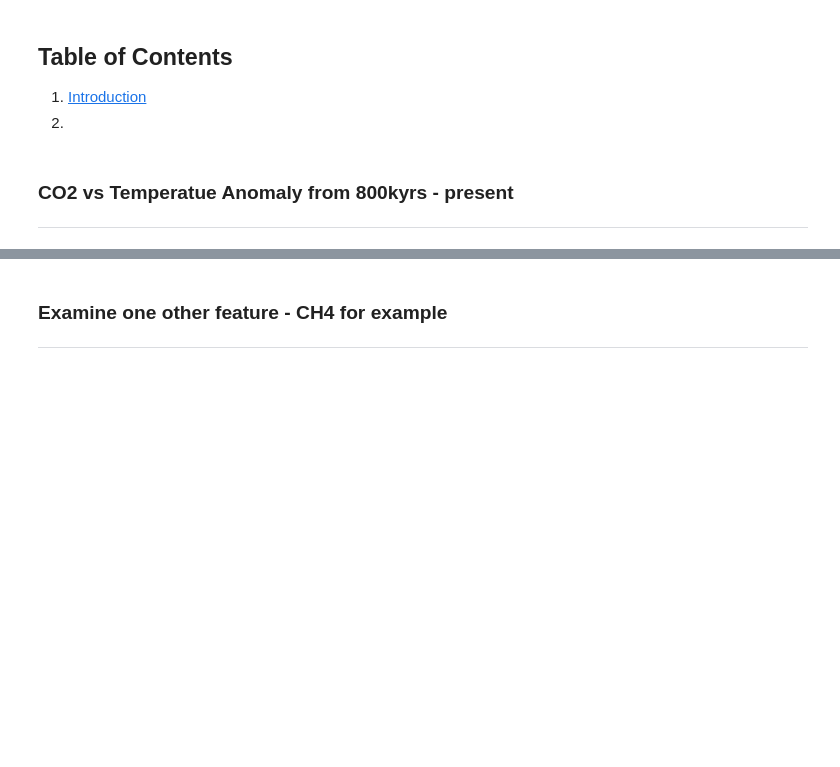
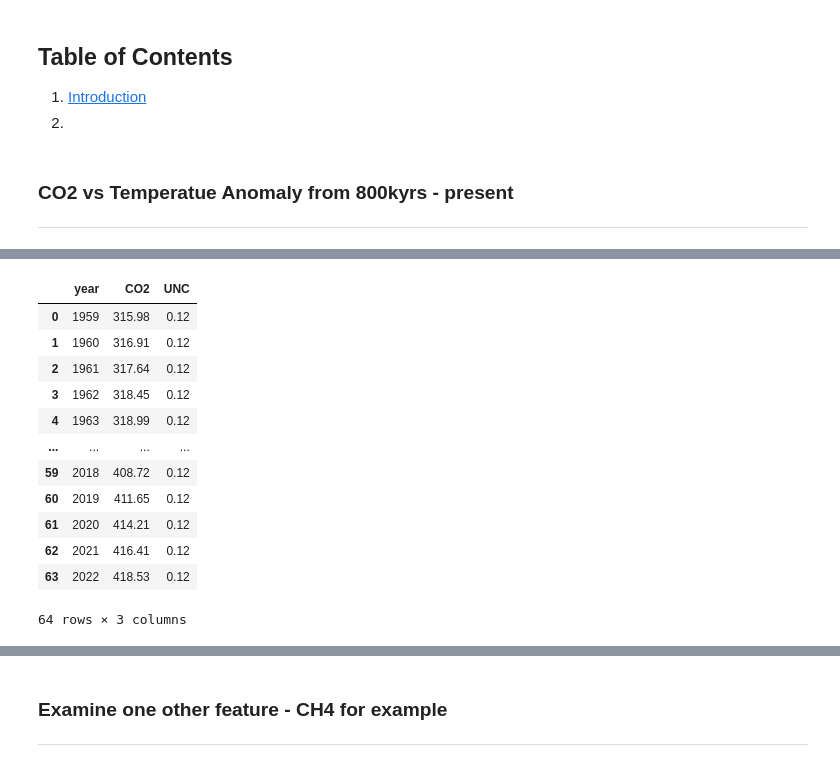
Before and after one commit to PeeBs68/prog_da_project2, a Jupyter notebook: project2.ipynb, the cells around one changed output, grey strips where cells are left out. Drawn from its saved outputs; the diff is of its cells as text; code cells hidden in the pictures; blank space fills up the shorter version.

```diff
--- a/project2.ipynb
+++ b/project2.ipynb
@@ -17,0 +44,16 @@
+# %%
+gml_df
+# %% [output]
+|  | year | CO2 | UNC |
+| 0 | 1959 | 315.98 | 0.12 |
+| 1 | 1960 | 316.91 | 0.12 |
+| 2 | 1961 | 317.64 | 0.12 |
+| 3 | 1962 | 318.45 | 0.12 |
+| 4 | 1963 | 318.99 | 0.12 |
+| ... | ... | ... | ... |
+| 59 | 2018 | 408.72 | 0.12 |
+| 60 | 2019 | 411.65 | 0.12 |
+| 61 | 2020 | 414.21 | 0.12 |
+| 62 | 2021 | 416.41 | 0.12 |
+| 63 | 2022 | 418.53 | 0.12 |
+64 rows × 3 columns
```
Also changed, not shown: parts of 7 cells of this notebook.
